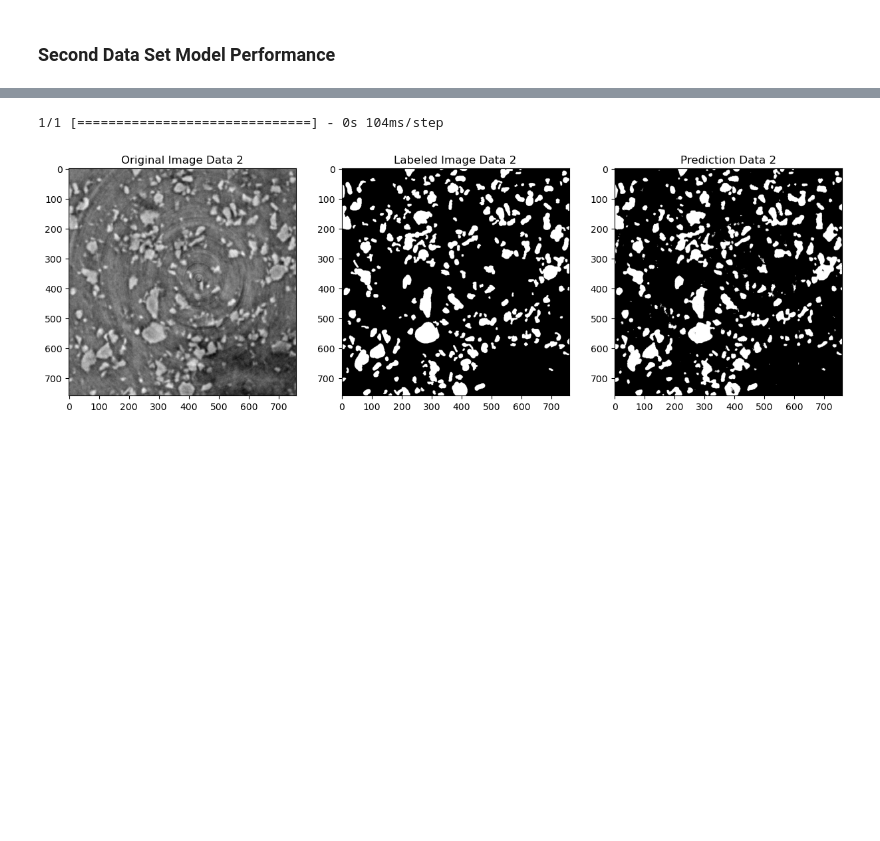
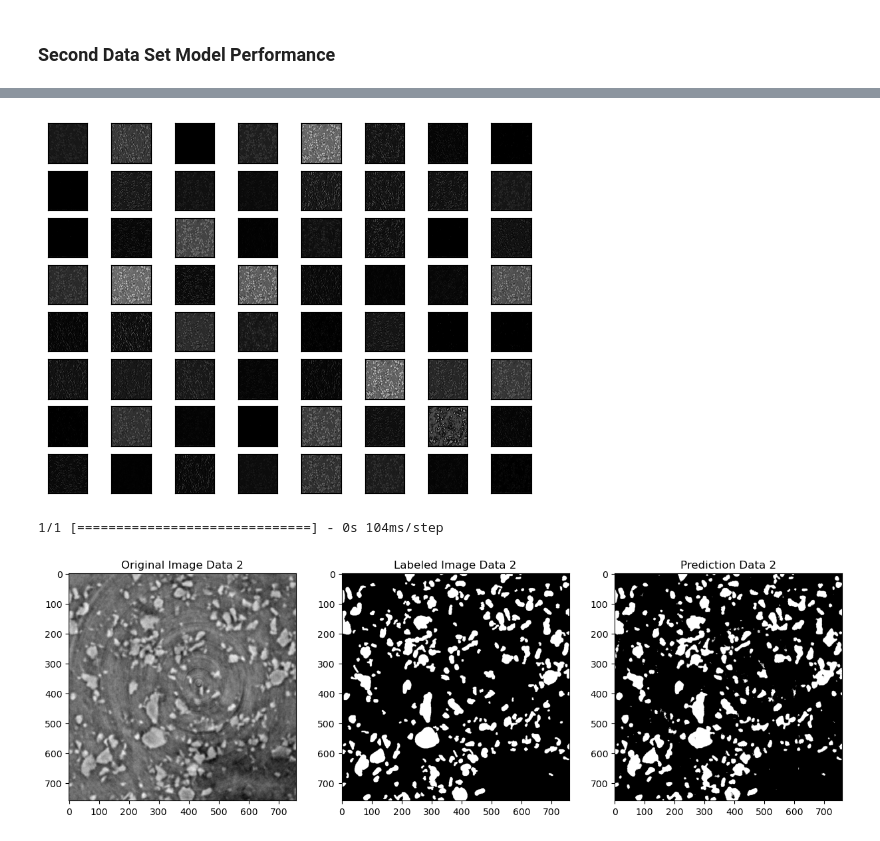
Before and after one commit to davidschep/xray-segmentation, a Jupyter notebook: VGG16ModelCreation.ipynb, the cells around one changed output, grey strips where cells are left out. Drawn from its saved outputs; the diff is of its cells as text; code cells hidden in the pictures; blank space fills up the shorter version.

```diff
--- a/VGG16ModelCreation.ipynb
+++ b/VGG16ModelCreation.ipynb
@@ -45,12 +196,15 @@ def extract_label_data(dirname, size):
     return np.array(train_masks)
 def split_data_set_gray_scale(dirname_data, dirname_label, test_size, picture_size):
 
-    X_train, X_test, y_train, y_test = train_test_split(extract_raw_data(dirname_data,picture_size), extract_label_data(dirname_label,picture_size), test_size=test_size, random_state=42)
+    X_train, X_temp, y_train, y_temp = train_test_split(extract_raw_data(dirname_data,picture_size), extract_label_data(dirname_label,picture_size), test_size=test_size, random_state=42)
+    X_test, X_val, y_test, y_val = train_test_split(X_temp, y_temp, test_size=0.947, random_state=42)
+
+    #X_train, X_test, y_train, y_test = train_test_split(extract_raw_data(dirname_data,picture_size), extract_label_data(dirname_label,picture_size), test_size=test_size, random_state=42)
 
     y_train = np.expand_dims(y_train, axis=3)
     y_test = np.expand_dims(y_test, axis=3)
 
-    return X_train, X_test, y_train, y_test
+    return X_train, X_test, y_train, y_test,X_val,y_val
 
 def features_2_dataframe(features):
 
@@ -391,7 +425,6 @@ Mean IoU: 0.9784568213564796
 <h3>Second Data Set Model Performance</h3>
 # %%
 #Same Stuff as last Time, i should put it into a method for data extraktion
-
 X_train, X_test, y_train, y_test = split_data_set_gray_scale('./dataset2/originalpng','./dataset2/mask2', 0.5, [759,759])
 #We can set all train that are not 255 to zero
 
@@ -399,7 +432,8 @@ X_train, X_test, y_train, y_test = split_data_set_gray_scale('./dataset2/origina
 unique_values = np.unique(y_train)
 print("Unique values in the array:", unique_values)
 features,dataset,VGG_model_2 = get_VGG_model_features(X_train, [759,759])
-#Now Train XGB and NN
+#print features
+plot_VGG_features(features)
 # %% [output]
 Unique values in the array: [  0 255]
 Model: "vgg16"
@@ -420,0 +455 @@ _________________________________________________________________
+[figure, added]
```
Also changed, not shown: parts of 18 cells of this notebook, 7 other files.
